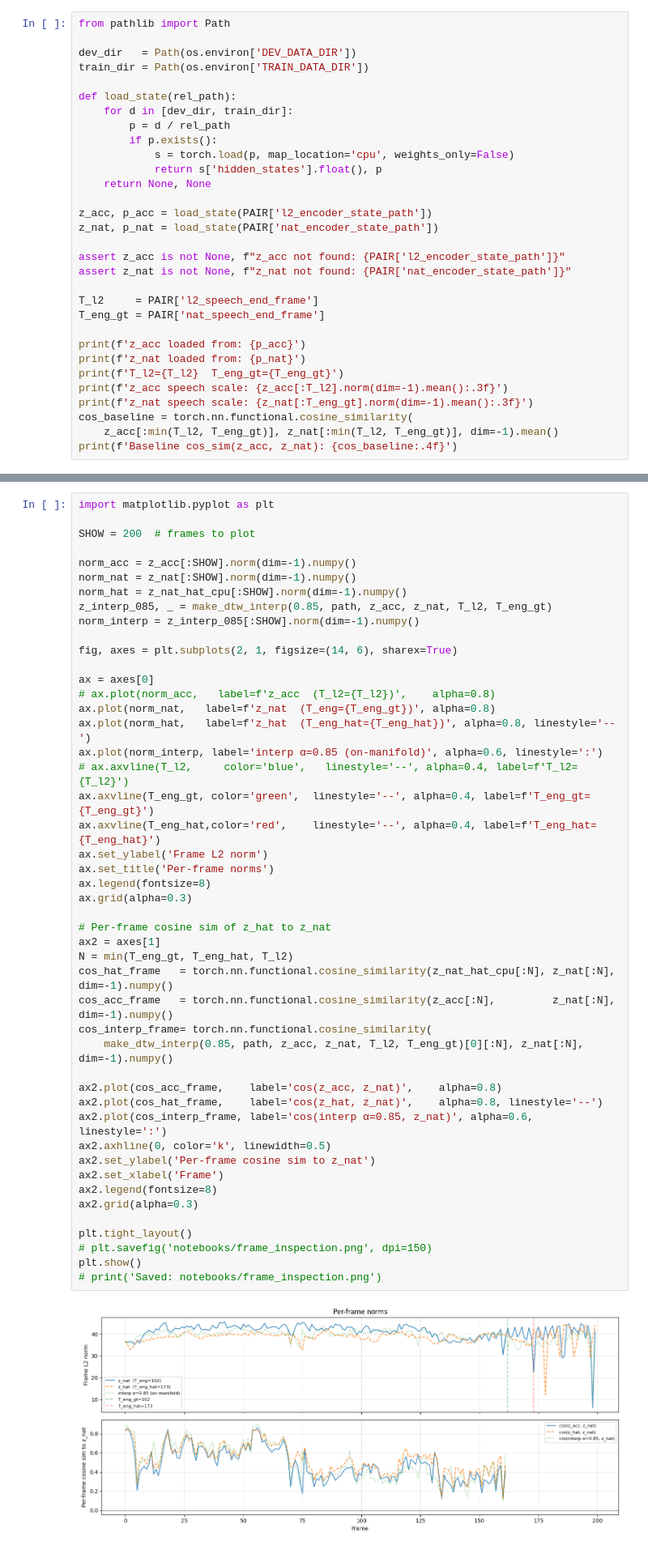
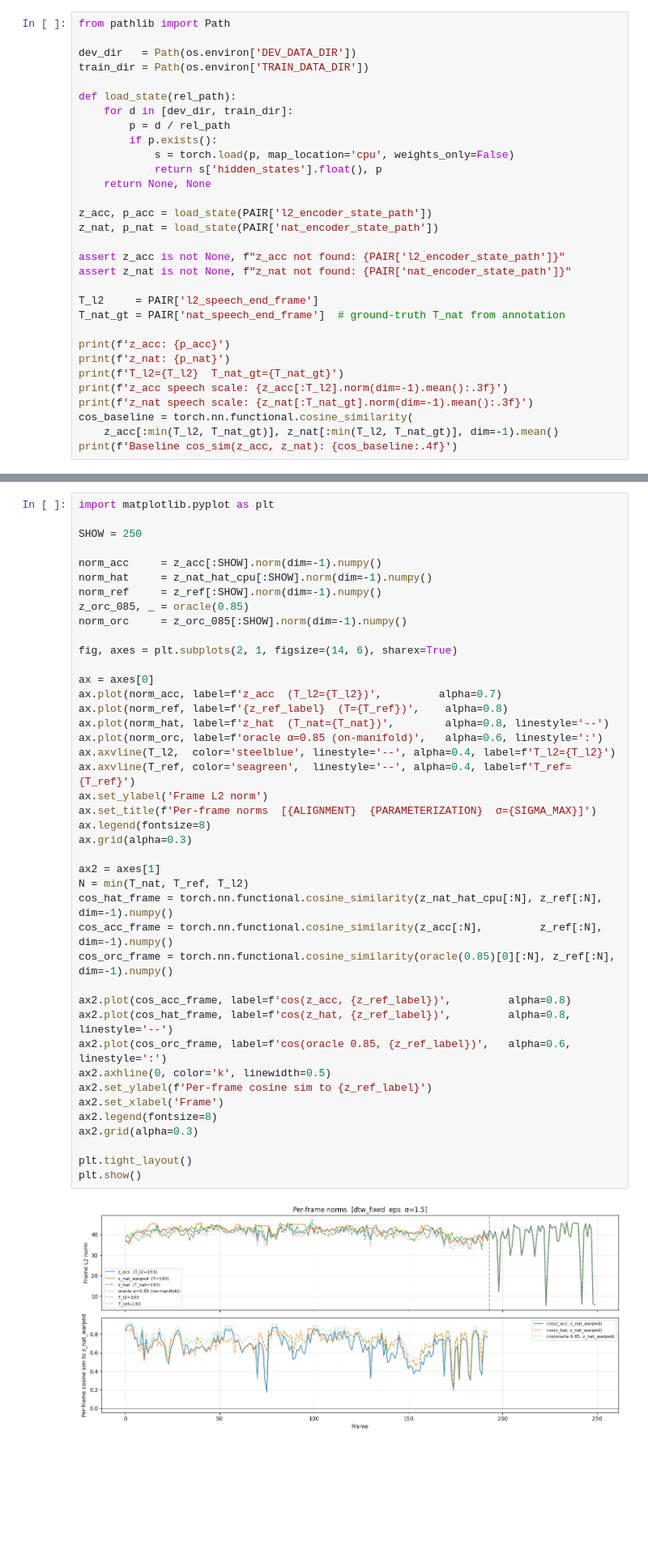
Before and after one commit to Tisya-V/accent-robust-asr, a Jupyter notebook: notebooks/bridge_diagnostic.ipynb, the cells around one changed output, grey strips where cells are left out. Shown at 81% size. Saved outputs shown, nothing was run; the diff lists cells and outputs as text; blank space fills up the shorter version.

```diff
--- a/notebooks/bridge_diagnostic.ipynb
+++ b/notebooks/bridge_diagnostic.ipynb
@@ -60,14 +211,14 @@ assert z_acc is not None, f"z_acc not found: {PAIR['l2_encoder_state_path']}"
 assert z_nat is not None, f"z_nat not found: {PAIR['nat_encoder_state_path']}"
 
 T_l2     = PAIR['l2_speech_end_frame']
-T_eng_gt = PAIR['nat_speech_end_frame']
+T_nat_gt = PAIR['nat_speech_end_frame']  # ground-truth T_nat from annotation
 
-print(f'z_acc loaded from: {p_acc}')
-print(f'z_nat loaded from: {p_nat}')
-print(f'T_l2={T_l2}  T_eng_gt={T_eng_gt}')
+print(f'z_acc: {p_acc}')
+print(f'z_nat: {p_nat}')
+print(f'T_l2={T_l2}  T_nat_gt={T_nat_gt}')
 print(f'z_acc speech scale: {z_acc[:T_l2].norm(dim=-1).mean():.3f}')
-print(f'z_nat speech scale: {z_nat[:T_eng_gt].norm(dim=-1).mean():.3f}')
+print(f'z_nat speech scale: {z_nat[:T_nat_gt].norm(dim=-1).mean():.3f}')
 cos_baseline = torch.nn.functional.cosine_similarity(
-    z_acc[:min(T_l2, T_eng_gt)], z_nat[:min(T_l2, T_eng_gt)], dim=-1).mean()
+    z_acc[:min(T_l2, T_nat_gt)], z_nat[:min(T_l2, T_nat_gt)], dim=-1).mean()
 print(f'Baseline cos_sim(z_acc, z_nat): {cos_baseline:.4f}')
 # %% [output]
@@ -387,52 +484,47 @@ Reference: "Broken Tooth yelled with fright and pain"
 # %%
 import matplotlib.pyplot as plt
 
-SHOW = 200  # frames to plot
+SHOW = 250
 
-norm_acc = z_acc[:SHOW].norm(dim=-1).numpy()
-norm_nat = z_nat[:SHOW].norm(dim=-1).numpy()
-norm_hat = z_nat_hat_cpu[:SHOW].norm(dim=-1).numpy()
-z_interp_085, _ = make_dtw_interp(0.85, path, z_acc, z_nat, T_l2, T_eng_gt)
-norm_interp = z_interp_085[:SHOW].norm(dim=-1).numpy()
+norm_acc     = z_acc[:SHOW].norm(dim=-1).numpy()
+norm_hat     = z_nat_hat_cpu[:SHOW].norm(dim=-1).numpy()
+norm_ref     = z_ref[:SHOW].norm(dim=-1).numpy()
+z_orc_085, _ = oracle(0.85)
+norm_orc     = z_orc_085[:SHOW].norm(dim=-1).numpy()
 
 fig, axes = plt.subplots(2, 1, figsize=(14, 6), sharex=True)
 
 ax = axes[0]
-# ax.plot(norm_acc,   label=f'z_acc  (T_l2={T_l2})',    alpha=0.8)
-ax.plot(norm_nat,   label=f'z_nat  (T_eng={T_eng_gt})', alpha=0.8)
-ax.plot(norm_hat,   label=f'z_hat  (T_eng_hat={T_eng_hat})', alpha=0.8, linestyle='--')
-ax.plot(norm_interp, label='interp α=0.85 (on-manifold)', alpha=0.6, linestyle=':')
-# ax.axvline(T_l2,     color='blue',   linestyle='--', alpha=0.4, label=f'T_l2={T_l2}')
-ax.axvline(T_eng_gt, color='green',  linestyle='--', alpha=0.4, label=f'T_eng_gt={T_eng_gt}')
-ax.axvline(T_eng_hat,color='red',    linestyle='--', alpha=0.4, label=f'T_eng_hat={T_eng_hat}')
+ax.plot(norm_acc, label=f'z_acc  (T_l2={T_l2})',         alpha=0.7)
+ax.plot(norm_ref, label=f'{z_ref_label}  (T={T_ref})',    alpha=0.8)
+ax.plot(norm_hat, label=f'z_hat  (T_nat={T_nat})',        alpha=0.8, linestyle='--')
+ax.plot(norm_orc, label=f'oracle α=0.85 (on-manifold)',   alpha=0.6, linestyle=':')
+ax.axvline(T_l2,  color='steelblue', linestyle='--', alpha=0.4, label=f'T_l2={T_l2}')
+ax.axvline(T_ref, color='seagreen',  linestyle='--', alpha=0.4, label=f'T_ref={T_ref}')
 ax.set_ylabel('Frame L2 norm')
-ax.set_title('Per-frame norms')
+ax.set_title(f'Per-frame norms  [{ALIGNMENT}  {PARAMETERIZATION}  σ={SIGMA_MAX}]')
 ax.legend(fontsize=8)
 ax.grid(alpha=0.3)
 
-# Per-frame cosine sim of z_hat to z_nat
 ax2 = axes[1]
-N = min(T_eng_gt, T_eng_hat, T_l2)
-cos_hat_frame   = torch.nn.functional.cosine_similarity(z_nat_hat_cpu[:N], z_nat[:N], dim=-1).numpy()
-cos_acc_frame   = torch.nn.functional.cosine_similarity(z_acc[:N],         z_nat[:N], dim=-1).numpy()
-cos_interp_frame= torch.nn.functional.cosine_similarity(
-    make_dtw_interp(0.85, path, z_acc, z_nat, T_l2, T_eng_gt)[0][:N], z_nat[:N], dim=-1).numpy()
+N = min(T_nat, T_ref, T_l2)
+cos_hat_frame = torch.nn.functional.cosine_similarity(z_nat_hat_cpu[:N], z_ref[:N], dim=-1).numpy()
+cos_acc_frame = torch.nn.functional.cosine_similarity(z_acc[:N],         z_ref[:N], dim=-1).numpy()
+cos_orc_frame = torch.nn.functional.cosine_similarity(oracle(0.85)[0][:N], z_ref[:N], dim=-1).numpy()
 
-ax2.plot(cos_acc_frame,    label='cos(z_acc, z_nat)',    alpha=0.8)
-ax2.plot(cos_hat_frame,    label='cos(z_hat, z_nat)',    alpha=0.8, linestyle='--')
-ax2.plot(cos_interp_frame, label='cos(interp α=0.85, z_nat)', alpha=0.6, linestyle=':')
+ax2.plot(cos_acc_frame, label=f'cos(z_acc, {z_ref_label})',         alpha=0.8)
+ax2.plot(cos_hat_frame, label=f'cos(z_hat, {z_ref_label})',         alpha=0.8, linestyle='--')
+ax2.plot(cos_orc_frame, label=f'cos(oracle 0.85, {z_ref_label})',   alpha=0.6, linestyle=':')
 ax2.axhline(0, color='k', linewidth=0.5)
-ax2.set_ylabel('Per-frame cosine sim to z_nat')
+ax2.set_ylabel(f'Per-frame cosine sim to {z_ref_label}')
 ax2.set_xlabel('Frame')
 ax2.legend(fontsize=8)
 ax2.grid(alpha=0.3)
 
 plt.tight_layout()
-# plt.savefig('notebooks/frame_inspection.png', dpi=150)
 plt.show()
-# print('Saved: notebooks/frame_inspection.png')
 # %% [output]
-[figure, old version]
+[figure, new version]
 # %% [markdown]
 ## 9. Padding surgery — isolate speech vs tail as the culprit
 # %%
```
Also changed, not shown: parts of 18 cells of this notebook, 23 other files.
